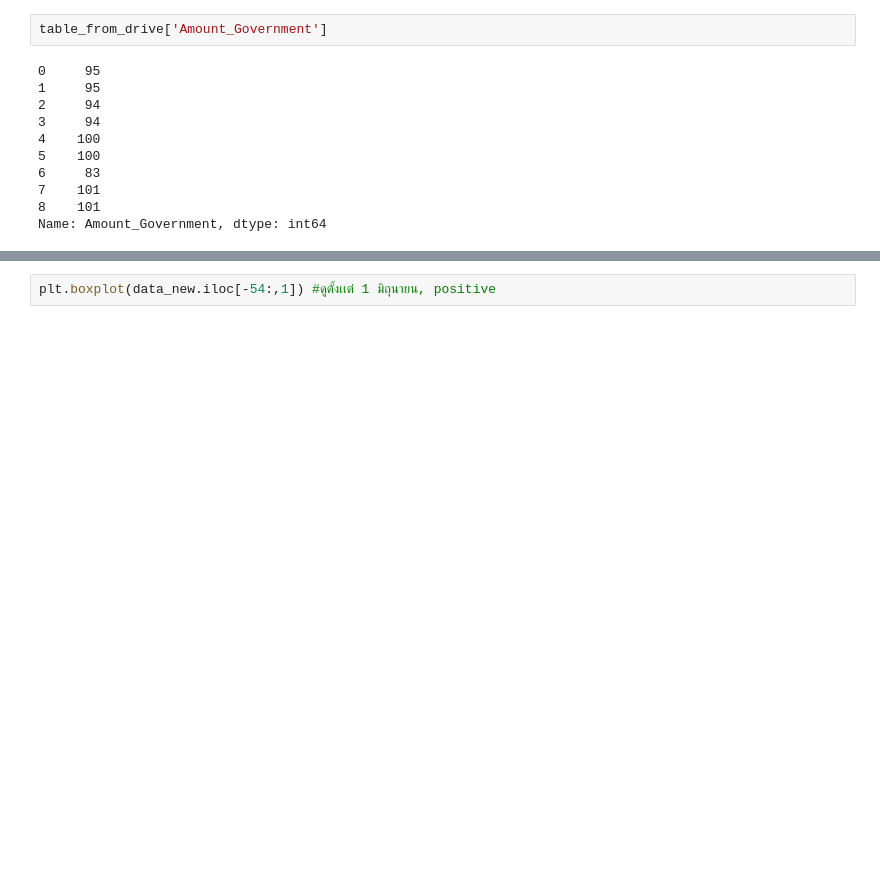
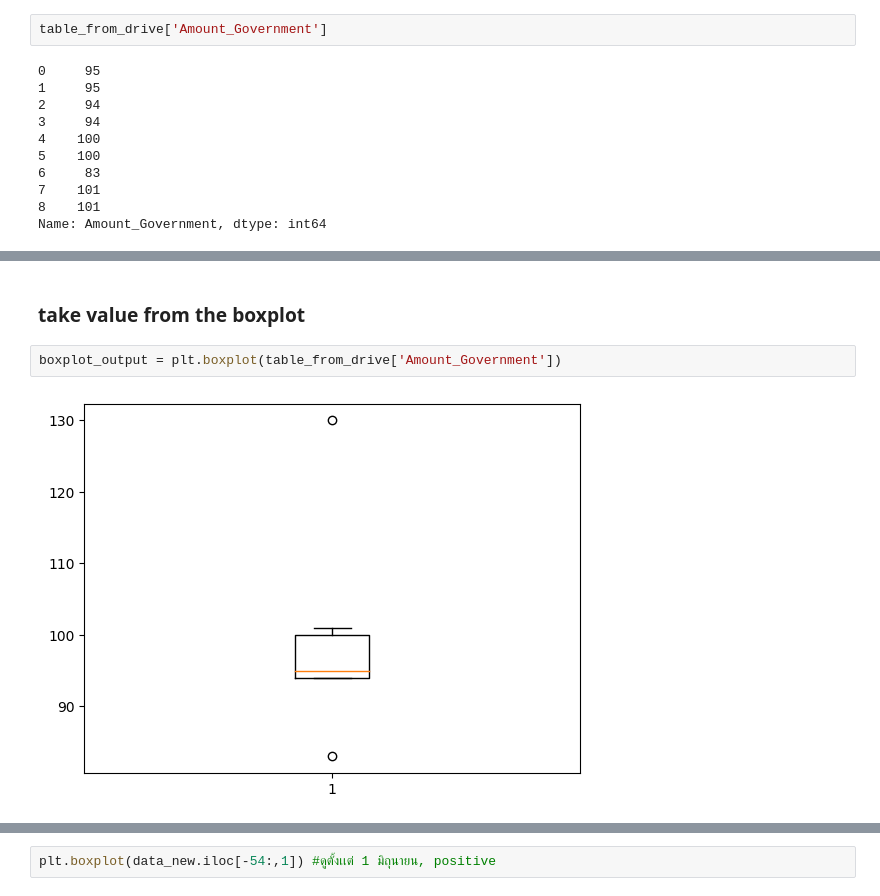
Before and after one commit to sitthatkaja/DPDM2023, a Jupyter notebook: Data102(Chapter2).ipynb, the cells around one changed output, grey strips where cells are left out. Drawn from its saved outputs; the diff is of its cells as text; blank space fills up the shorter version.

```diff
--- a/Data102(Chapter2).ipynb
+++ b/Data102(Chapter2).ipynb
@@ -226,0 +229,6 @@ plt.boxplot(table_from_drive['Amount_Government']); #ใช้ ; เพื่อ
+# %% [markdown]
+### take value from the boxplot
+# %%
+boxplot_output = plt.boxplot(table_from_drive['Amount_Government'])
+# %% [output]
+[figure, added]
```
Also changed, not shown: parts of 22 cells of this notebook.
